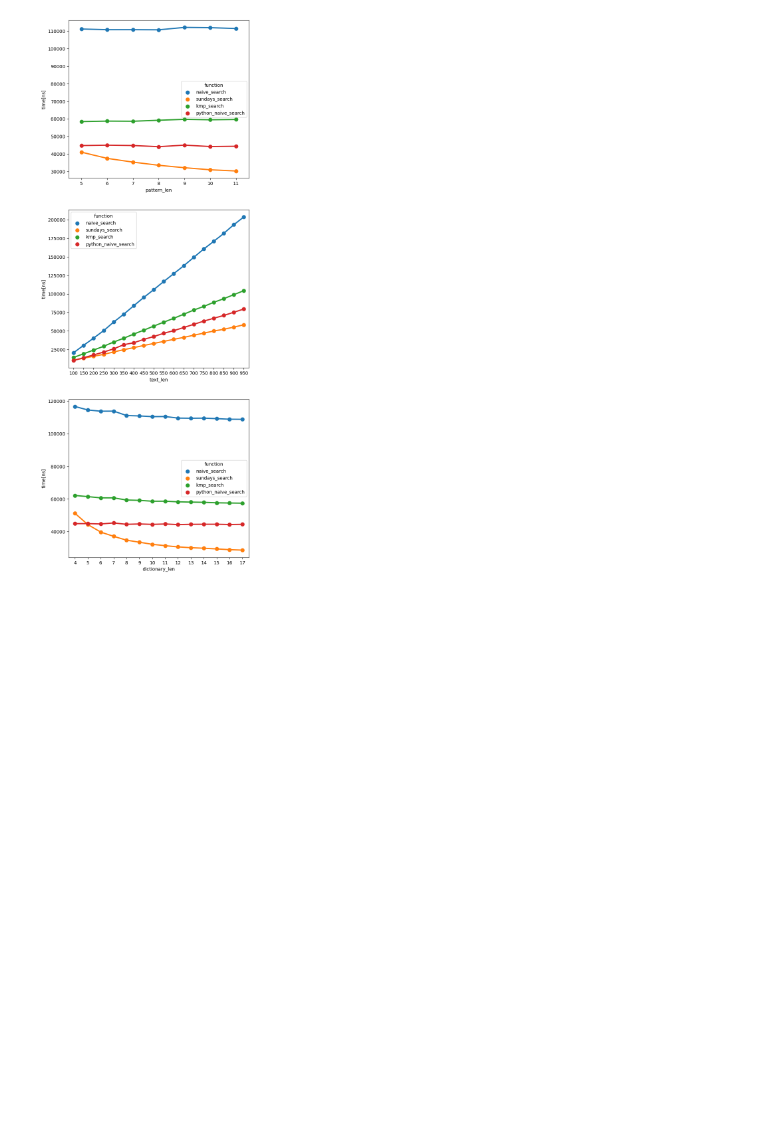
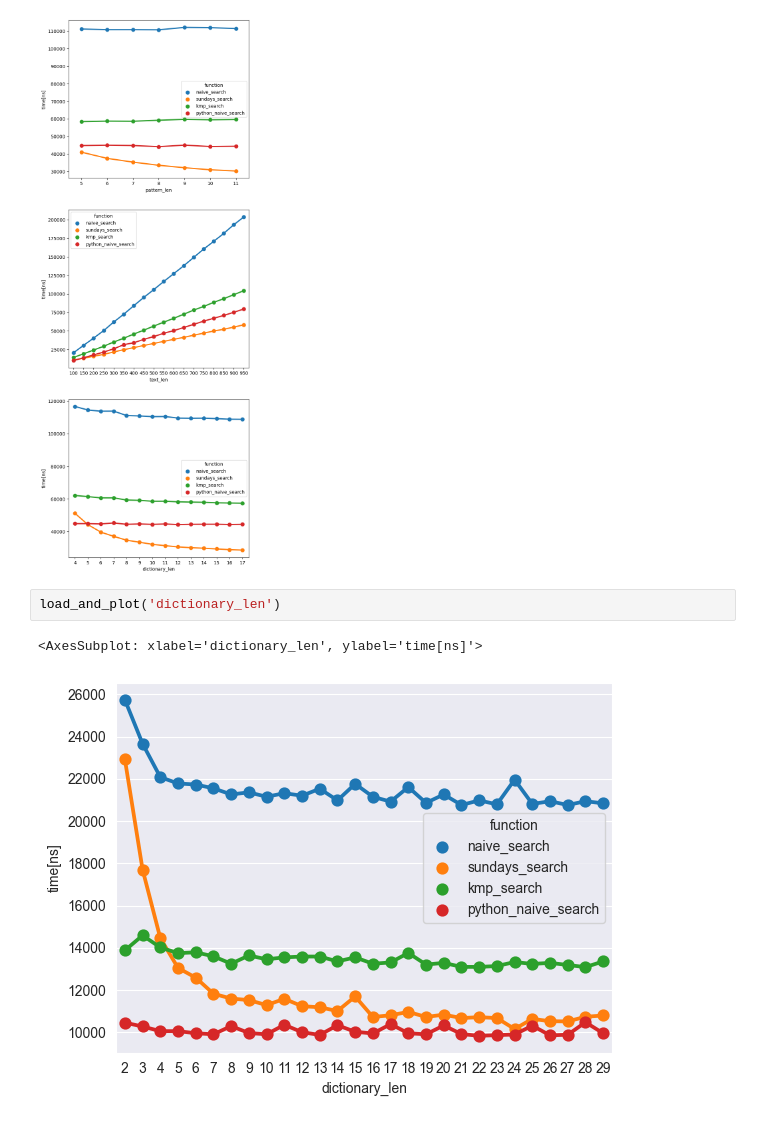
Before and after one commit to bruderooo/Algorithms, a Jupyter notebook: algorithms/task1/compare.ipynb, the cells around one changed output. Cells and saved outputs as stored; diff of their text form; blank space fills up the shorter version.

```diff
--- a/algorithms/task1/compare.ipynb
+++ b/algorithms/task1/compare.ipynb
@@ -13,3 +15,8 @@ for col, ax in zip(('pattern_len', 'text_len', 'dictionary_len', 'python_naive_s
     )
 # %% [output]
 [figure]
+# %%
+load_and_plot('dictionary_len')
+# %% [output]
+<AxesSubplot: xlabel='dictionary_len', ylabel='time[ns]'>
+[figure, added]
```
Also changed, not shown: parts of 3 cells of this notebook, 4 other files.
